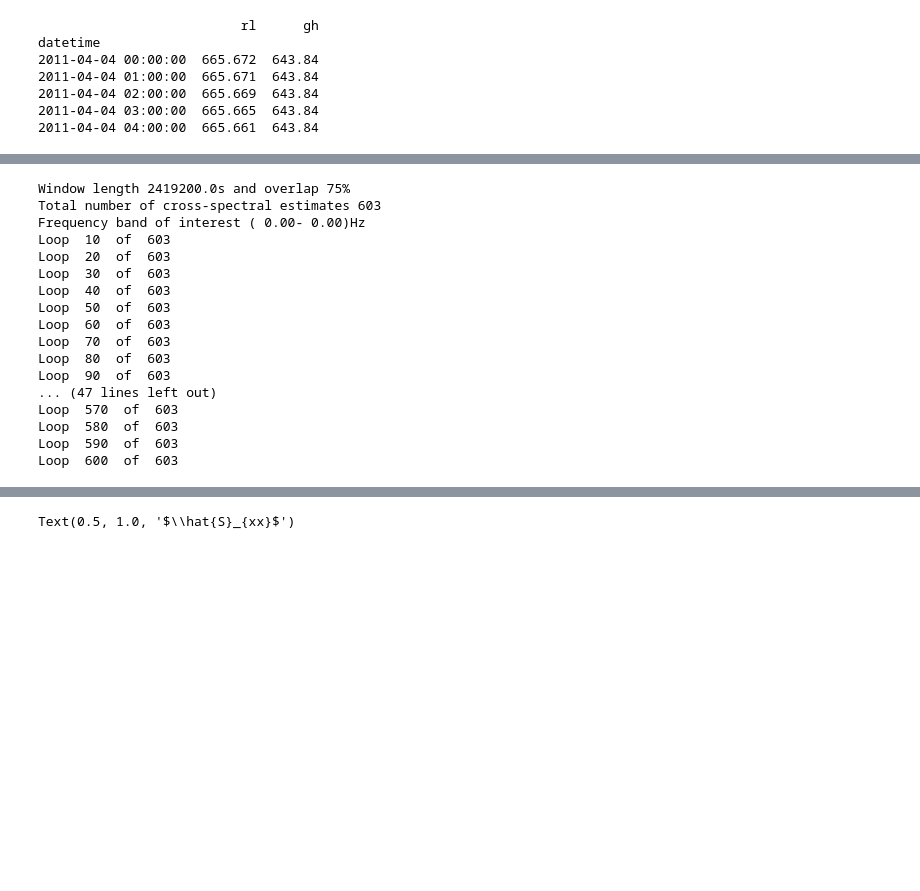
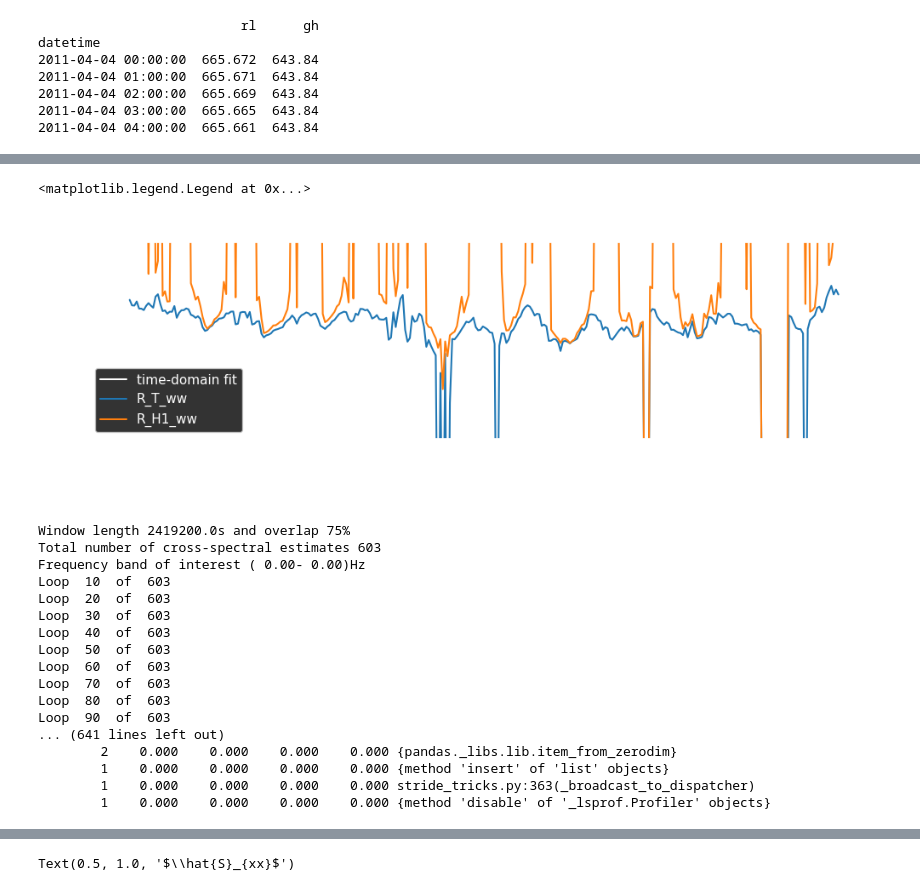
Before and after one commit to Olivier577/multitaper, a Jupyter notebook: multitaper/examples/om_test.ipynb, the cells around one changed output, grey strips where cells are left out. Saved outputs shown, nothing was run; the diff lists cells and outputs as text; code cells hidden in the pictures; blank space fills up the shorter version.

```diff
--- a/multitaper/examples/om_test.ipynb
+++ b/multitaper/examples/om_test.ipynb
@@ -564,6 +543,18 @@ ax.set_ylim(1e-1, 1e6)
+# %%
+fig, ax = plt.subplots(figsize=(12,3))
+ax.set_yscale('log')
+ax.plot(a.index, a, lw=1.5, alpha=1, color='w', label='time-domain fit')
+#trf_fit.sel(var=['R_H1']).plot(ax=ax, lw=5)
+#trf_fit.sel(var=['R_T']).plot(ax=ax, lw=5)
+trf_fit.sel(var=['R_T_ww']).plot(ax=ax, label='R_T_ww')
+trf_fit.sel(var=['R_H1_ww']).plot(ax=ax, label='R_H1_ww')
+ax.set_ylim(1e-1, 1e6)
+ax.legend()
+# %% [output]
+<matplotlib.legend.Legend at 0x...>
+[figure, added]
 # %%
-xarr = multitaper.om.cross_spectrogram(
-    sig_interp, dt=dt, twin=twin, olap=olap, nw=nw, kspec=k)
+xarr = multitaper.om.cross_spectrogram(sig_interp, dt=dt, twin=twin, olap=olap, nw=nw, kspec=k)
 # %% [output]
 Window length 2419200.0s and overlap 75%
 Total number of cross-spectral estimates 603
@@ -577,11 +568,11 @@ Loop  60  of  603
 Loop  70  of  603
 Loop  80  of  603
 Loop  90  of  603
-... (47 lines left out)
-Loop  570  of  603
-Loop  580  of  603
-Loop  590  of  603
-Loop  600  of  603
+... (641 lines left out)
+        2    0.000    0.000    0.000    0.000 {pandas._libs.lib.item_from_zerodim}
+        1    0.000    0.000    0.000    0.000 {method 'insert' of 'list' objects}
+        1    0.000    0.000    0.000    0.000 stride_tricks.py:363(_broadcast_to_dispatcher)
+        1    0.000    0.000    0.000    0.000 {method 'disable' of '_lsprof.Profiler' objects}
 # %%
 bad_slices = (~slices_ok).tolist()
 def set_to_nan(da, bad_slices):
```
Also changed, not shown: parts of 15 cells of this notebook, 6 other files.
